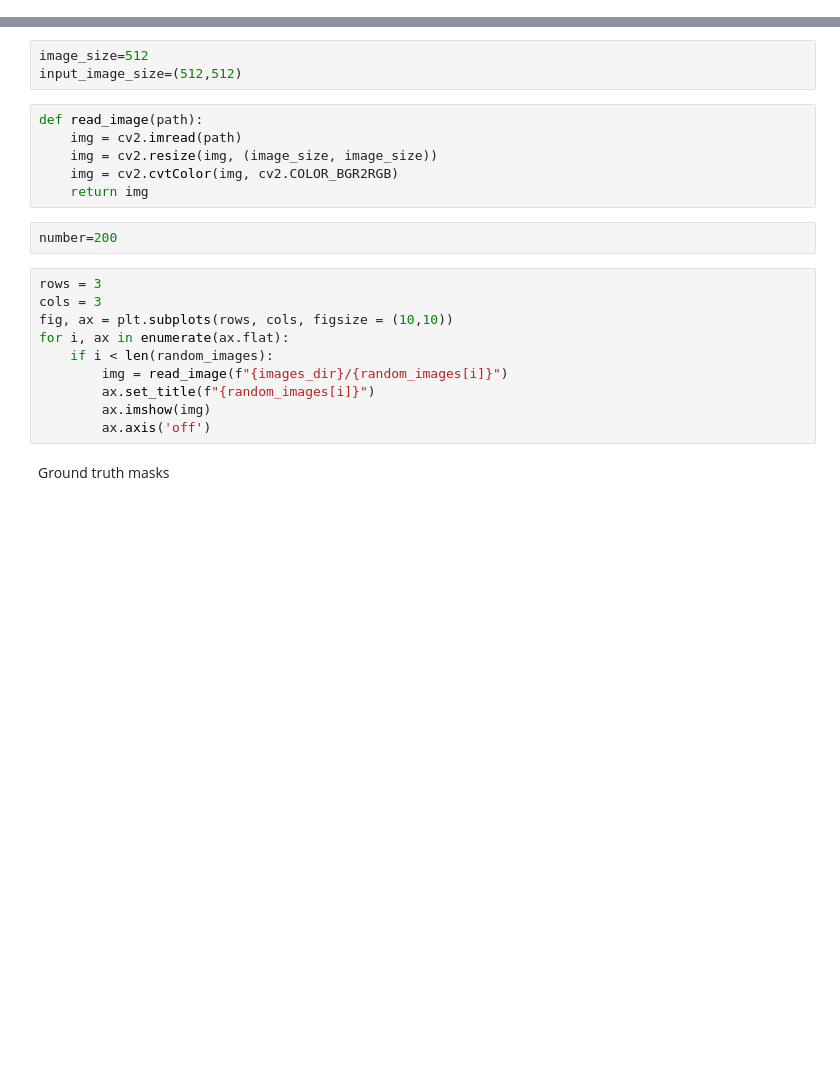
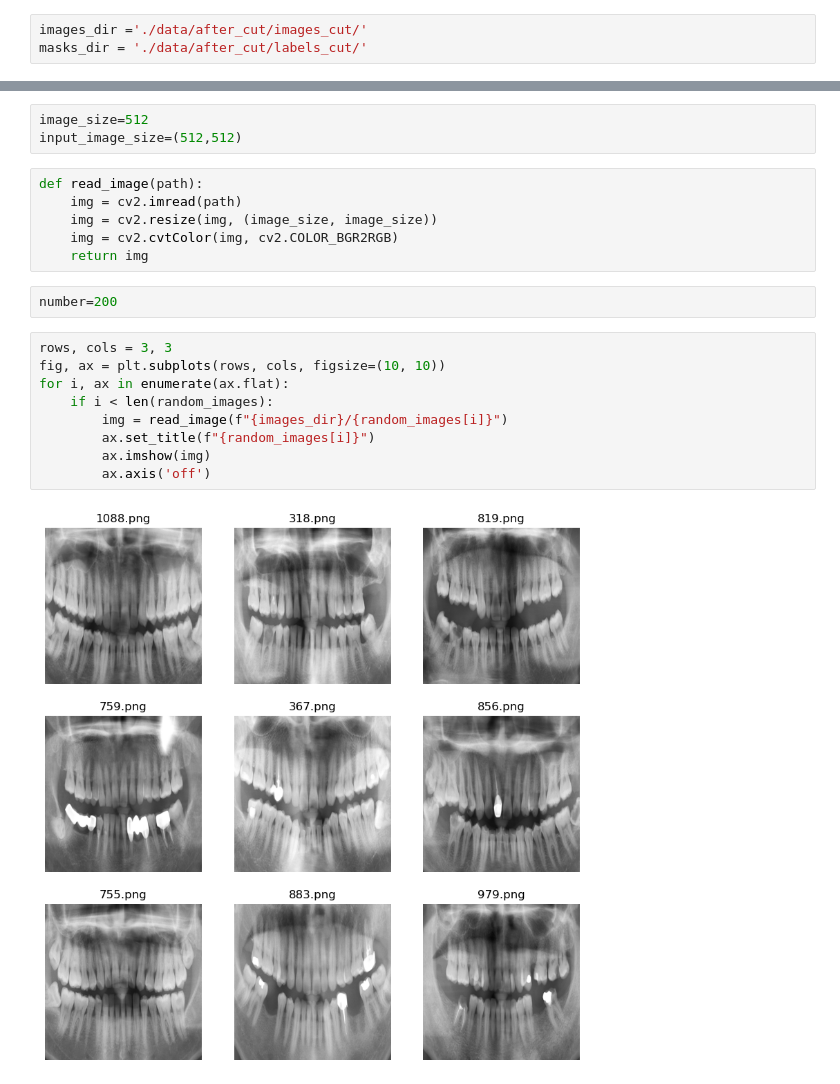
Before and after one commit to simin196/KDT6, a Jupyter notebook: my_project/labeling.ipynb, the cells around one changed output, grey strips where cells are left out. Cells and saved outputs as stored; diff of their text form; blank space fills up the shorter version.

```diff
--- a/my_project/labeling.ipynb
+++ b/my_project/labeling.ipynb
@@ -19,3 +14,6 @@ masks_dir = '/kaggle/input/panoramic-dental-dataset/labels_cut'
+# %%
+images_dir ='./data/after_cut/images_cut/'
+masks_dir = './data/after_cut/labels_cut/'
 # %%
 images_listdir = os.listdir(images_dir)
 masks_listdir = os.listdir(masks_dir)
@@ -35,15 +36,14 @@ def read_image(path):
 # %%
 number=200
 # %%
-rows = 3
-cols = 3
-fig, ax = plt.subplots(rows, cols, figsize = (10,10))
+rows, cols = 3, 3
+fig, ax = plt.subplots(rows, cols, figsize=(10, 10))
 for i, ax in enumerate(ax.flat):
     if i < len(random_images):
         img = read_image(f"{images_dir}/{random_images[i]}")
         ax.set_title(f"{random_images[i]}")
         ax.imshow(img)
         ax.axis('off')
+# %% [output]
+[figure, added]
-# %% [markdown]
-Ground truth masks
 # %%
```
Also changed, not shown: parts of 28 cells of this notebook.
